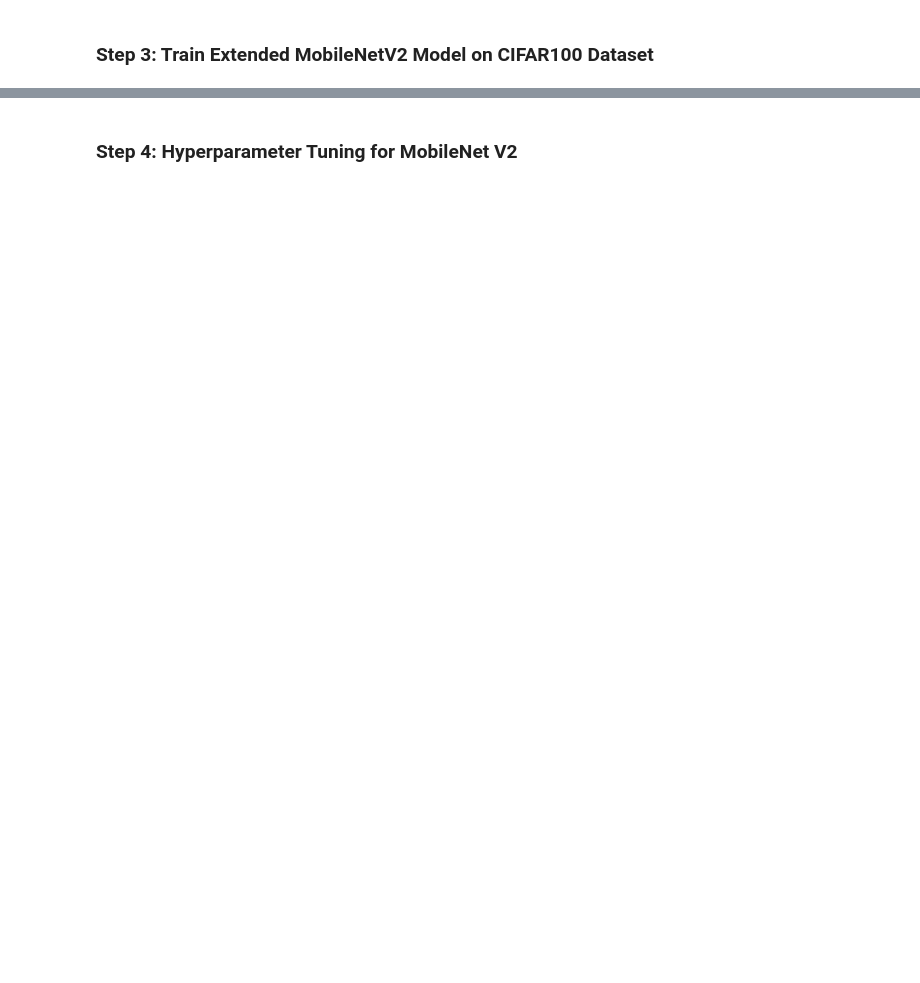
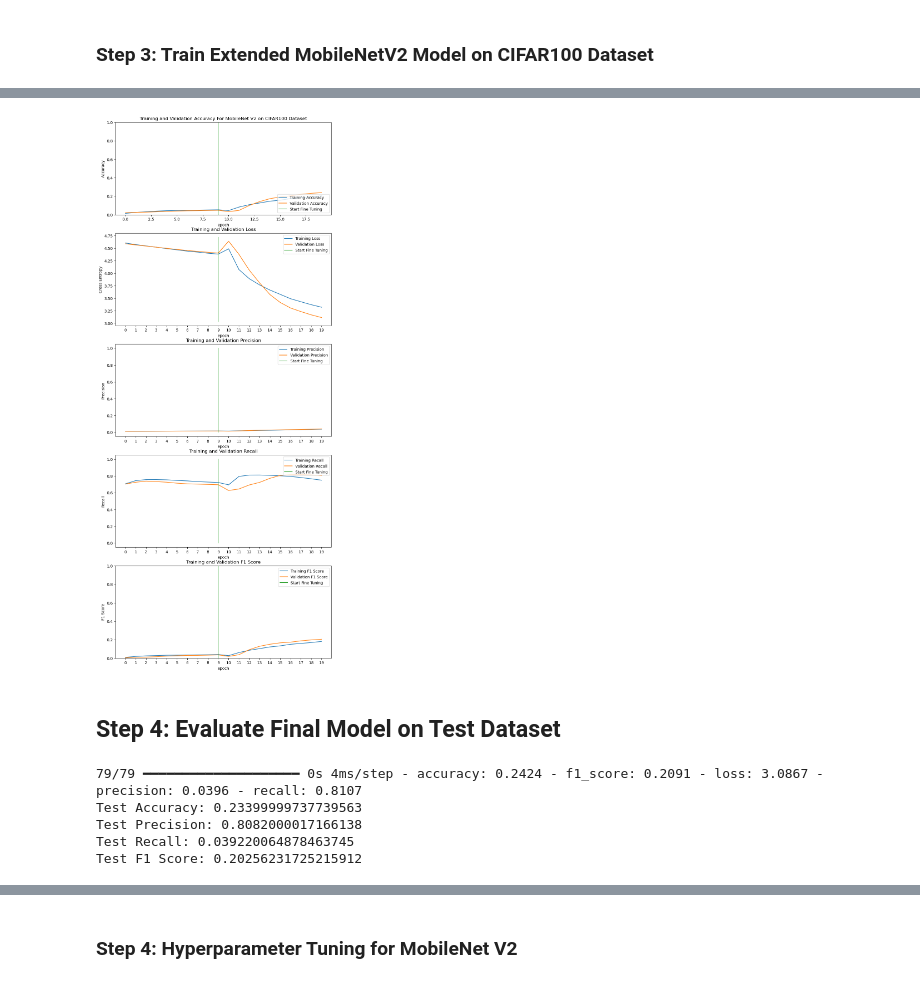
Before and after one commit to nikopedraza/EGCP597-AI-ML-on-Hardware, a Jupyter notebook: Assignment1_AdamTorek.ipynb, the cells around one changed output, grey strips where cells are left out. Saved outputs shown, nothing was run; the diff lists cells and outputs as text; code cells hidden in the pictures; blank space fills up the shorter version.

```diff
--- a/Assignment1_AdamTorek.ipynb
+++ b/Assignment1_AdamTorek.ipynb
@@ -276,0 +326,16 @@ graph_accuracy_loss(history=history)
+# %%
+#Compile the model that will be fine tuned with a lower learning rate
+#And different optimizer to prevent overfitting
+model.compile(loss=keras.losses.CategoricalCrossentropy(),
+              optimizer=keras.optimizers.RMSprop(learning_rate=base_learning_rate/10),
+              metrics=[keras.metrics.CategoricalAccuracy(name="accuracy"),
+                       keras.metrics.Recall(name="recall"),
+                       keras.metrics.Precision(name="precision"),
+                       keras.metrics.F1Score(name="f1_score", average="weighted")])
+# %%
+# Add the fine tuning epochs to the training epochs
+fine_tune_epochs = 10
+total_epochs = training_epochs + fine_tune_epochs
+# %%
+# Fine tune both the MobileNet V2 base model and the current model
+fine_tune_history = model.fit(training_dataset, epochs=total_epochs, initial_epoch=len(history.epoch), validation_data=validation_dataset)
@@ -276,0 +363,19 @@ graph_accuracy_loss(history=history)
+# %%
+graph_accuracy_loss(history, total_epochs=total_epochs, fine_tune_history=fine_tune_history, initial_epochs=training_epochs)
+# %% [output]
+[figure, added]
+# %% [markdown]
+## Step 4: Evaluate Final Model on Test Dataset
+# %%
+loss, accuracy, precision, recall, f1_score = model.evaluate(test_dataset)
+
+print("Test Accuracy: " + str(accuracy))
+print("Test Precision: " + str(precision))
+print("Test Recall: " + str(recall))
+print("Test F1 Score: " + str(f1_score))
+# %% [output]
+79/79 ━━━━━━━━━━━━━━━━━━━━ 0s 4ms/step - accuracy: 0.2424 - f1_score: 0.2091 - loss: 3.0867 - precision: 0.0396 - recall: 0.8107
+Test Accuracy: 0.23399999737739563
+Test Precision: 0.8082000017166138
+Test Recall: 0.039220064878463745
+Test F1 Score: 0.20256231725215912
```
Also changed, not shown: parts of 29 cells of this notebook, 1 other file.
